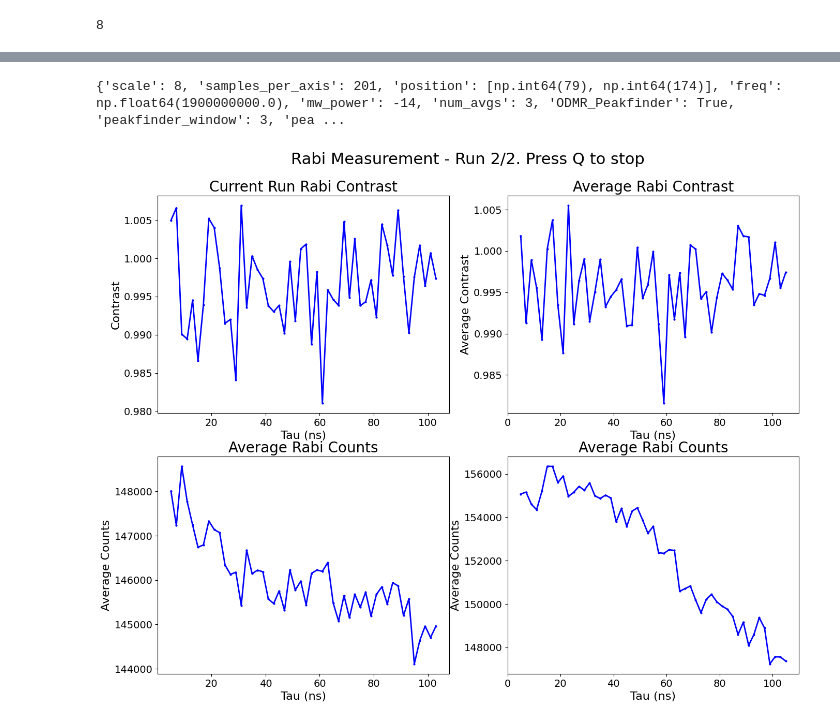
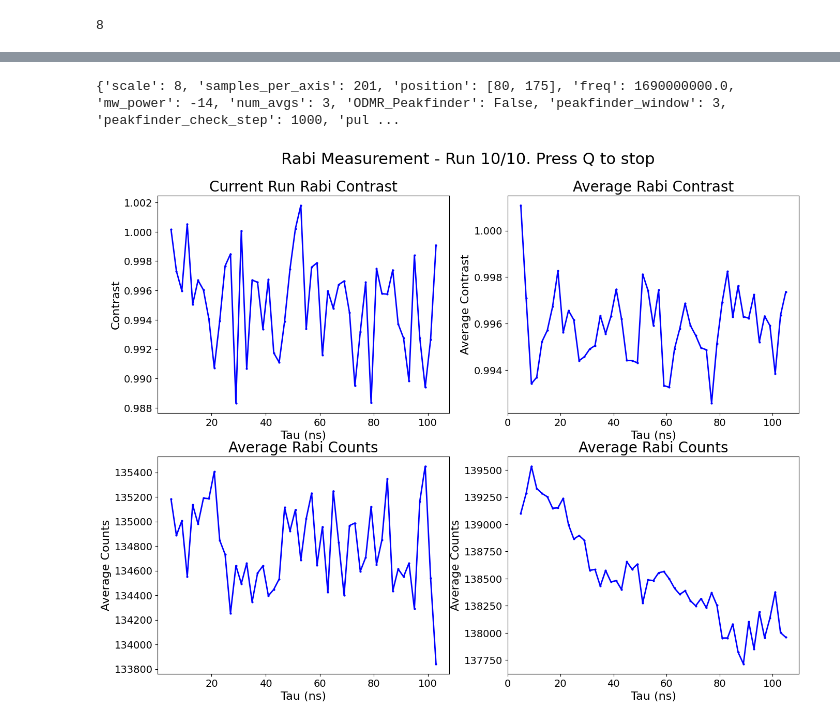
Before and after one commit to sumukhvaidya/LiLabMeasurements, a Jupyter notebook: testing/Example01_Confocal_ODMR.ipynb, the cells around one changed output, grey strips where cells are left out. Saved outputs shown, nothing was run; the diff lists cells and outputs as text; code cells hidden in the pictures.

```diff
--- a/testing/Example01_Confocal_ODMR.ipynb
+++ b/testing/Example01_Confocal_ODMR.ipynb
@@ -62,7 +61,7 @@ odmr_config = {
     'position':[80, 175], # [x,y] position to fix the beam at
     'freq': 1.69e9, # in Hz.
     'mw_power': -14, # in dBm
-    'num_avgs':3,
+    'num_avgs':1,
 
     'ODMR_Peakfinder': False, # If True, runs a peakfinder before every frequency point
     'peakfinder_window': 3, # Size of the window to search for peak in peakfinder
@@ -84,4 +83,4 @@ odmr_config = {
 odmr = ODMR.ODMR(odmr_config, ps=ps, sg386=sg386, rm=rm)
 
 freqs = np.linspace(1.4e9, 1.9e9, num = 51)
-freq_range, avg_contrast, all_contrast, avg_counts, all_counts = odmr.run_frequency_sweep(freqs)
+# freq_range, avg_contrast, all_contrast, avg_counts, all_counts = odmr.run_frequency_sweep(freqs)
@@ -90,31 +87,31 @@ freq_range, avg_contrast, all_contrast, avg_counts, all_counts = odmr.run_freque
 # %%
 print(odmr.config)
 # %% [output]
-{'scale': 8, 'samples_per_axis': 201, 'position': [np.int64(79), np.int64(174)], 'freq': np.float64(1900000000.0), 'mw_power': -14, 'num_avgs': 3, 'ODMR_Peakfinder': True, 'peakfinder_window': 3, 'pea ...
+{'scale': 8, 'samples_per_axis': 201, 'position': [80, 175], 'freq': 1690000000.0, 'mw_power': -14, 'num_avgs': 3, 'ODMR_Peakfinder': False, 'peakfinder_window': 3, 'peakfinder_check_step': 1000, 'pul ...
 # %%
 rabi_config = {
     # Measurement parameters
     'scale': 8,
     'samples_per_axis': 201,
     'position':[80,175], # [x,y] position to fix the beam at
     'freq': 1.69e9, # in Hz.
     'mw_power':0, # in dBm
-    'num_avgs':2,
+    'num_avgs':10,
 
     # Other parameters
     'pulse_sequence': 'rabi',
     'aomvolt': 0.5,
     'pulsenum': 30000,
     'init_t': 7000, # All times are in NANOSeconds!!!
     'wait_t': 700,
     'delay_t': 950,
     'readout_t': 3000,
     'seqplot': False,
     'extra_delay': 70,
 }
 odmr.update_config(**rabi_config)
 
 tau_range = np.linspace(5, 5 + 2 * 50, num=51) # in ns. Start and step taus are given here.
 taus, avg_contrast, all_contrast, avg_counts, all_counts = odmr.run_rabi_sweep(tau_range)
 # %% [output]
-[figure, old version]
+[figure, new version]
```
Also changed, not shown: parts of 7 cells of this notebook, 7 other files.
